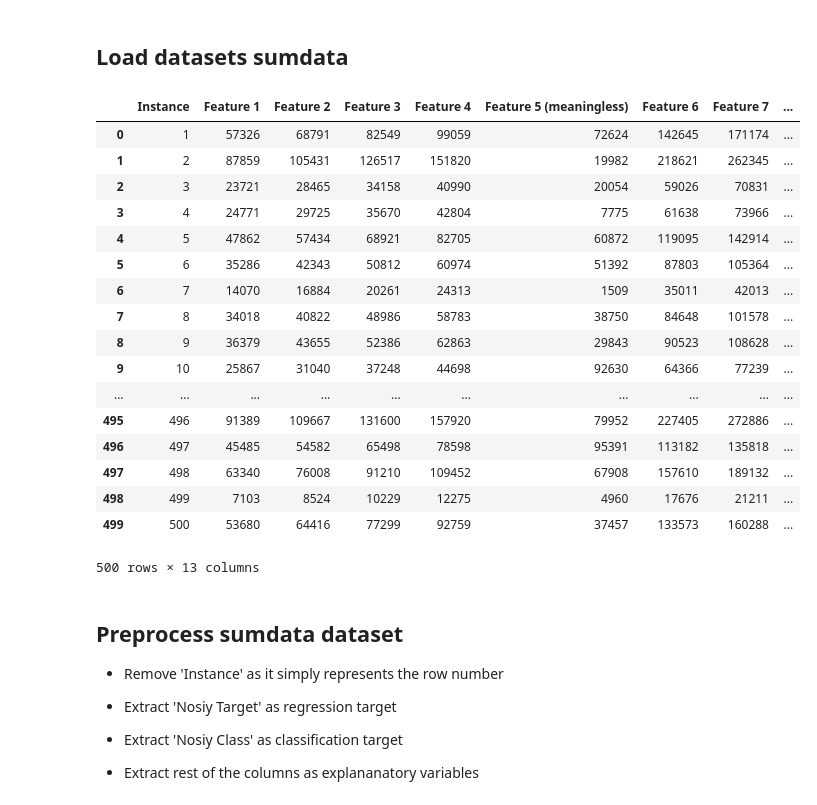
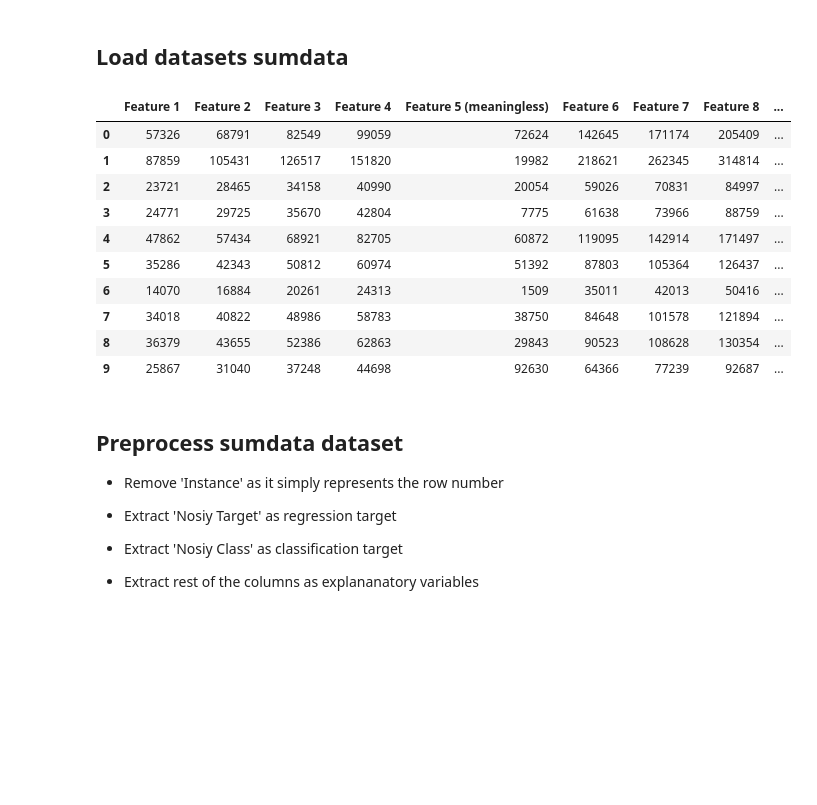
Before and after one commit to Jibinxavier/CS7CS4Machine-Learning, a Jupyter notebook: task1 (performance by dataset size), team_11/task1, team_11, performance by dataset size, source code/task1.ipynb, the cells around one changed output. Saved outputs shown, nothing was run; the diff lists cells and outputs as text; code cells hidden in the pictures; blank space fills up the shorter version.

```diff
--- a/task1 (performance by dataset size), team_11/task1, team_11, performance by dataset size, source code/task1.ipynb
+++ b/task1 (performance by dataset size), team_11/task1, team_11, performance by dataset size, source code/task1.ipynb
@@ -100,26 +97,22 @@ array([[ 0.57148372,  0.40463575,  0.5641614 , ...,  0.01029815,
 ## Load datasets sumdata
 # %%
 sumdata = pd.read_csv(sumdata_path, delimiter=";")
-sumdata.head(n=500)
+
+# Remove 'Instance' as it simply represents the row number
+sumdata = sumdata.drop('Instance', axis = 1)
+sumdata.head(n=10)
 # %% [output]
-|  | Instance | Feature 1 | Feature 2 | Feature 3 | Feature 4 | Feature 5 (meaningless) | Feature 6 | Feature 7 | ... |
-| 0 | 1 | 57326 | 68791 | 82549 | 99059 | 72624 | 142645 | 171174 | ... |
-| 1 | 2 | 87859 | 105431 | 126517 | 151820 | 19982 | 218621 | 262345 | ... |
-| 2 | 3 | 23721 | 28465 | 34158 | 40990 | 20054 | 59026 | 70831 | ... |
-| 3 | 4 | 24771 | 29725 | 35670 | 42804 | 7775 | 61638 | 73966 | ... |
-| 4 | 5 | 47862 | 57434 | 68921 | 82705 | 60872 | 119095 | 142914 | ... |
-| 5 | 6 | 35286 | 42343 | 50812 | 60974 | 51392 | 87803 | 105364 | ... |
-| 6 | 7 | 14070 | 16884 | 20261 | 24313 | 1509 | 35011 | 42013 | ... |
-| 7 | 8 | 34018 | 40822 | 48986 | 58783 | 38750 | 84648 | 101578 | ... |
-| 8 | 9 | 36379 | 43655 | 52386 | 62863 | 29843 | 90523 | 108628 | ... |
-| 9 | 10 | 25867 | 31040 | 37248 | 44698 | 92630 | 64366 | 77239 | ... |
-| ... | ... | ... | ... | ... | ... | ... | ... | ... | ... |
-| 495 | 496 | 91389 | 109667 | 131600 | 157920 | 79952 | 227405 | 272886 | ... |
-| 496 | 497 | 45485 | 54582 | 65498 | 78598 | 95391 | 113182 | 135818 | ... |
-| 497 | 498 | 63340 | 76008 | 91210 | 109452 | 67908 | 157610 | 189132 | ... |
-| 498 | 499 | 7103 | 8524 | 10229 | 12275 | 4960 | 17676 | 21211 | ... |
-| 499 | 500 | 53680 | 64416 | 77299 | 92759 | 37457 | 133573 | 160288 | ... |
+|  | Feature 1 | Feature 2 | Feature 3 | Feature 4 | Feature 5 (meaningless) | Feature 6 | Feature 7 | Feature 8 | ... |
+| 0 | 57326 | 68791 | 82549 | 99059 | 72624 | 142645 | 171174 | 205409 | ... |
+| 1 | 87859 | 105431 | 126517 | 151820 | 19982 | 218621 | 262345 | 314814 | ... |
+| 2 | 23721 | 28465 | 34158 | 40990 | 20054 | 59026 | 70831 | 84997 | ... |
+| 3 | 24771 | 29725 | 35670 | 42804 | 7775 | 61638 | 73966 | 88759 | ... |
+| 4 | 47862 | 57434 | 68921 | 82705 | 60872 | 119095 | 142914 | 171497 | ... |
+| 5 | 35286 | 42343 | 50812 | 60974 | 51392 | 87803 | 105364 | 126437 | ... |
+| 6 | 14070 | 16884 | 20261 | 24313 | 1509 | 35011 | 42013 | 50416 | ... |
+| 7 | 34018 | 40822 | 48986 | 58783 | 38750 | 84648 | 101578 | 121894 | ... |
+| 8 | 36379 | 43655 | 52386 | 62863 | 29843 | 90523 | 108628 | 130354 | ... |
+| 9 | 25867 | 31040 | 37248 | 44698 | 92630 | 64366 | 77239 | 92687 | ... |
-500 rows × 13 columns
 # %% [markdown]
 ## Preprocess sumdata dataset
 
```
Also changed, not shown: parts of 23 cells of this notebook.
